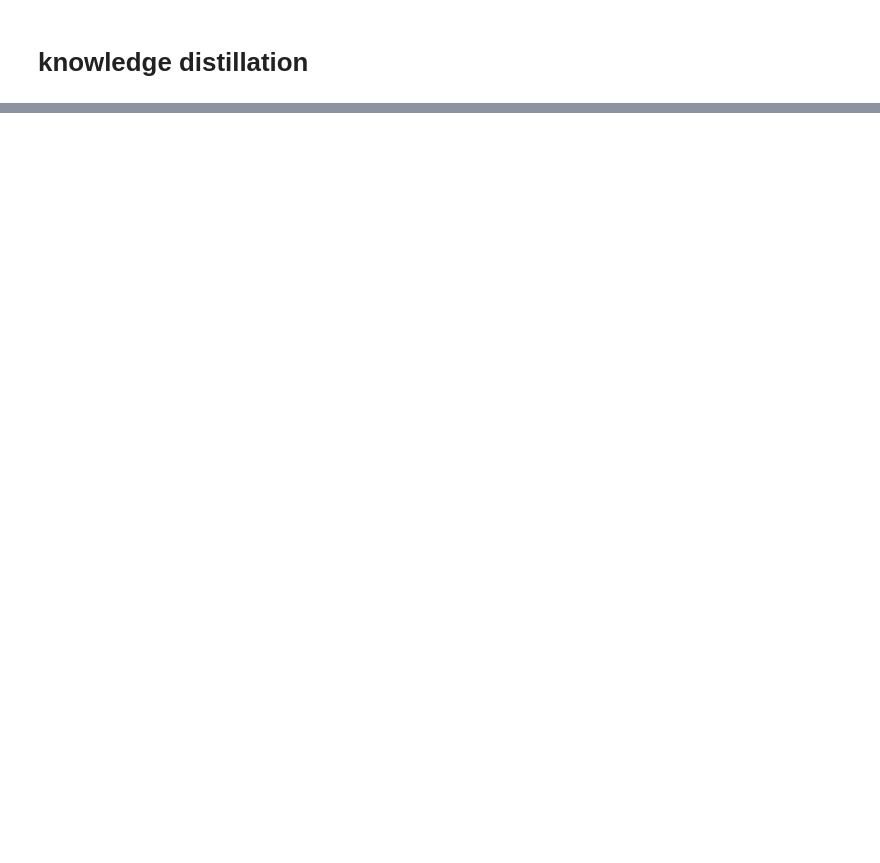
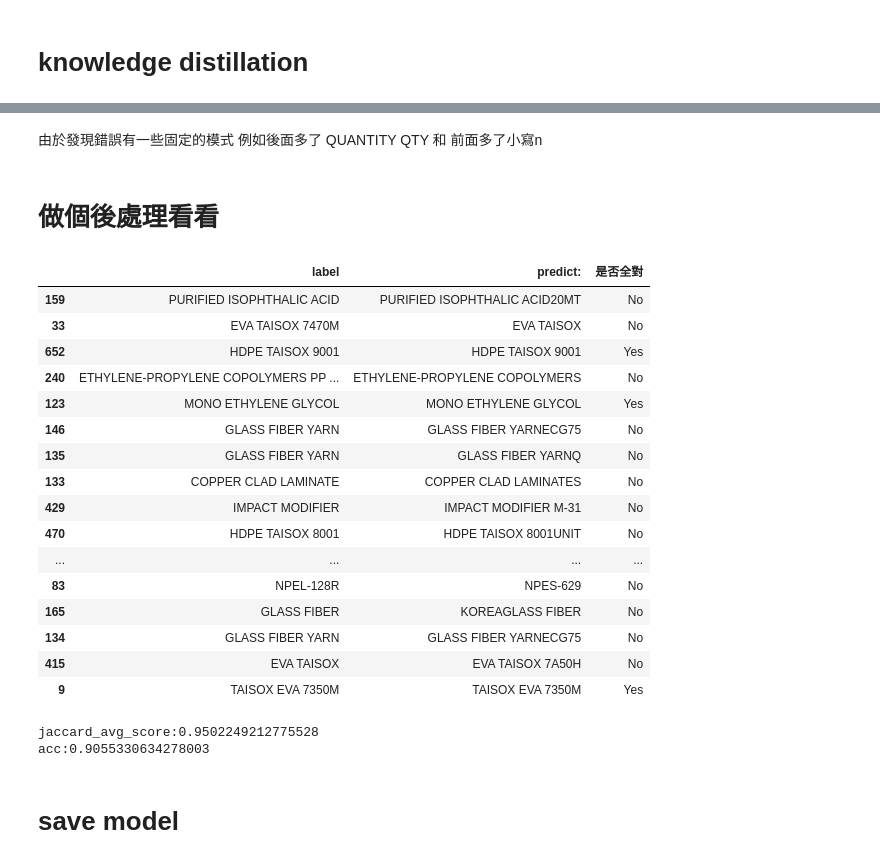
Before and after one commit to skywalker0803r/Product_Data_SQuAD, a Jupyter notebook: Product_Data_SQuAD_knowledge distillation.ipynb, the cells around one changed output, grey strips where cells are left out. Saved outputs shown, nothing was run; the diff lists cells and outputs as text; code cells hidden in the pictures; blank space fills up the shorter version.

```diff
--- a/Product_Data_SQuAD_knowledge distillation.ipynb
+++ b/Product_Data_SQuAD_knowledge distillation.ipynb
@@ -598,0 +527,48 @@ acc:0.8588709677419355
+# %% [markdown]
+由於發現錯誤有一些固定的模式 例如後面多了 QUANTITY QTY 和 前面多了小寫n
+# %% [markdown]
+# 做個後處理看看
+# %%
+def Post_processing(predicts):
+    def remove_QUANTITY(x):
+        x = x.replace('QUANTITY','')
+        x = x.replace('QTY','')
+        x = x.replace('n','')
+        return x
+    return [ remove_QUANTITY(i) for i in predicts]
+
+new_table = table.copy()[['label','predict:']]
+new_table['predict:'] = Post_processing(new_table['predict:'].values)
+for i in new_table.index:
+    if new_table.loc[i,'label'] == new_table.loc[i,'predict:']:
+        new_table.loc[i,'是否全對'] = 'Yes'
+    else:
+        new_table.loc[i,'是否全對'] = 'No'
+display(new_table[table['是否全對']!='Yes'].head(30))
+
+jaccard_avg_score = np.mean([get_jaccard_sim(new_table.label[i],new_table['predict:'][i]) for i in new_table.index])
+acc = new_table['是否全對'].value_counts()['Yes']/len(new_table)
+print(f'jaccard_avg_score:{jaccard_avg_score}')
+print(f'acc:{acc}')
+# %% [output]
+|  | label | predict: | 是否全對 |
+| 159 | PURIFIED ISOPHTHALIC ACID | PURIFIED ISOPHTHALIC ACID20MT | No |
+| 33 | EVA TAISOX 7470M | EVA TAISOX | No |
+| 652 | HDPE TAISOX 9001 | HDPE TAISOX 9001 | Yes |
+| 240 | ETHYLENE-PROPYLENE COPOLYMERS PP ... | ETHYLENE-PROPYLENE COPOLYMERS | No |
+| 123 | MONO ETHYLENE GLYCOL | MONO ETHYLENE GLYCOL | Yes |
+| 146 | GLASS FIBER YARN | GLASS FIBER YARNECG75 | No |
+| 135 | GLASS FIBER YARN | GLASS FIBER YARNQ | No |
+| 133 | COPPER CLAD LAMINATE | COPPER CLAD LAMINATES | No |
+| 429 | IMPACT MODIFIER | IMPACT MODIFIER M-31 | No |
+| 470 | HDPE TAISOX 8001 | HDPE TAISOX 8001UNIT | No |
+| ... | ... | ... | ... |
+| 83 | NPEL-128R | NPES-629 | No |
+| 165 | GLASS FIBER | KOREAGLASS FIBER | No |
+| 134 | GLASS FIBER YARN | GLASS FIBER YARNECG75 | No |
+| 415 | EVA TAISOX | EVA TAISOX 7A50H | No |
+| 9 | TAISOX EVA 7350M | TAISOX EVA 7350M | Yes |
+jaccard_avg_score:0.9502249212775528
+acc:0.9055330634278003
+# %% [markdown]
+# save model
```
Also changed, not shown: parts of 34 cells of this notebook.
